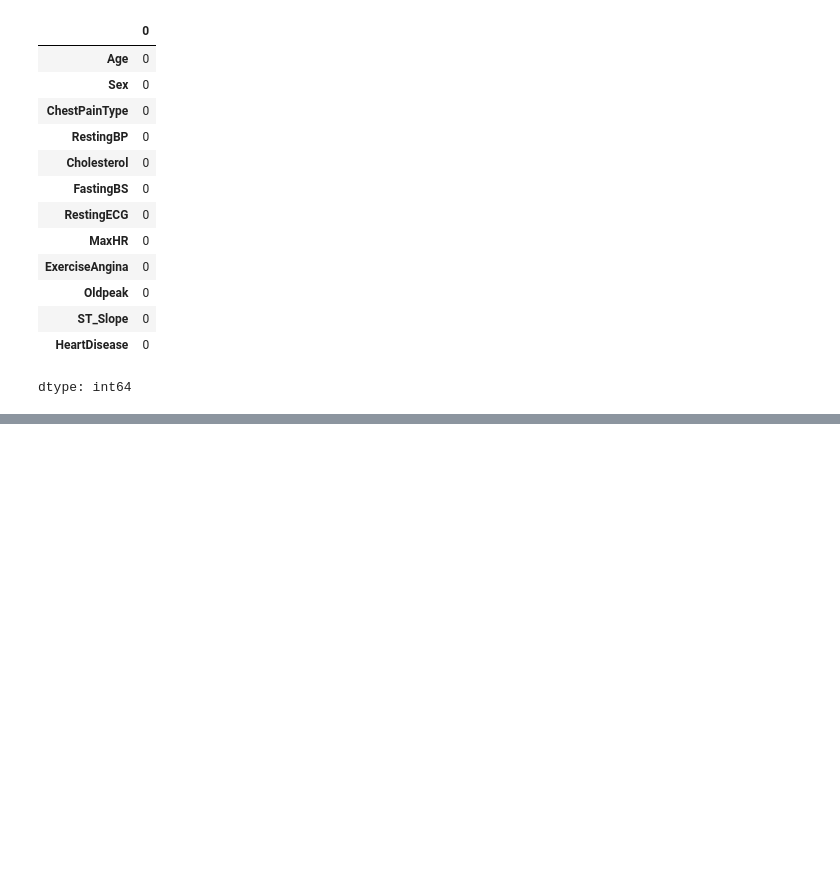
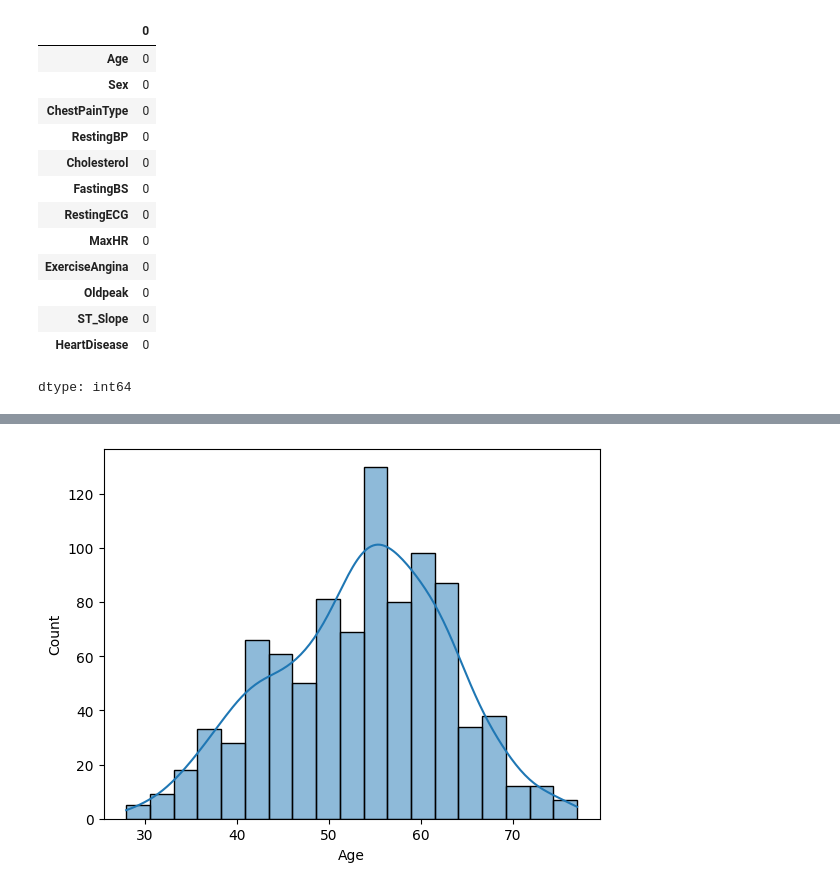
Before and after one commit to Soumyadip778/Machine_Learning_Series, a Jupyter notebook: ML_part1/heart.ipynb, the cells around one changed output, grey strips where cells are left out. Drawn from its saved outputs; the diff is of its cells as text; code cells hidden in the pictures; blank space fills up the shorter version.

```diff
--- a/ML_part1/heart.ipynb
+++ b/ML_part1/heart.ipynb
@@ -71,0 +83,4 @@ dtype: int64
+# %%
+plot('Age')
+# %% [output]
+[figure, added]
```
Also changed, not shown: parts of 6 cells of this notebook.
